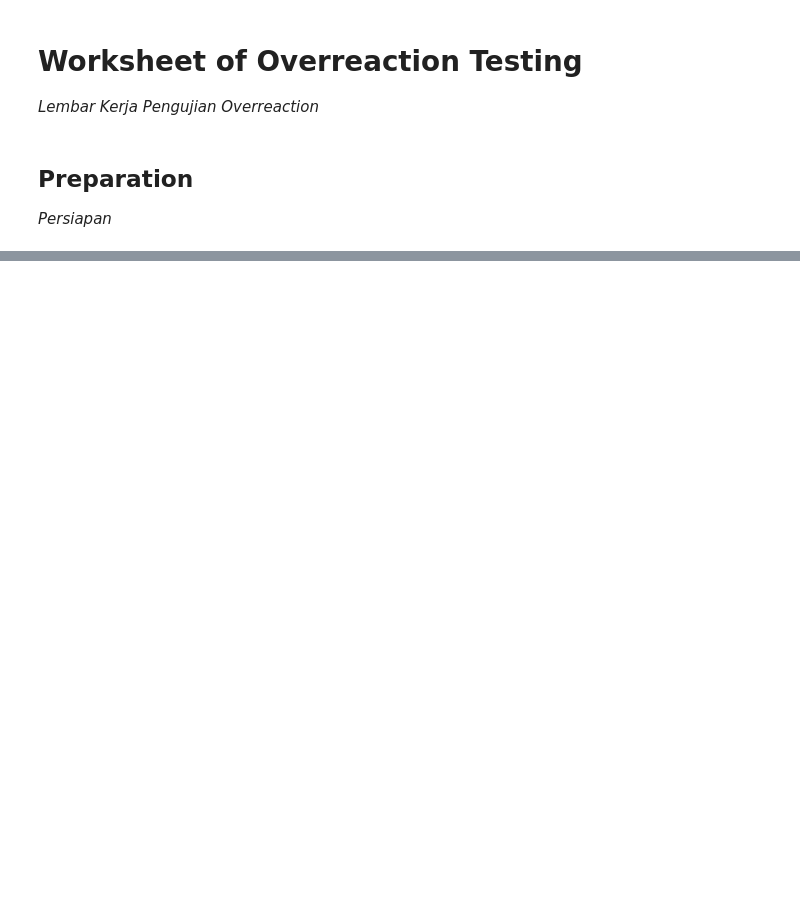
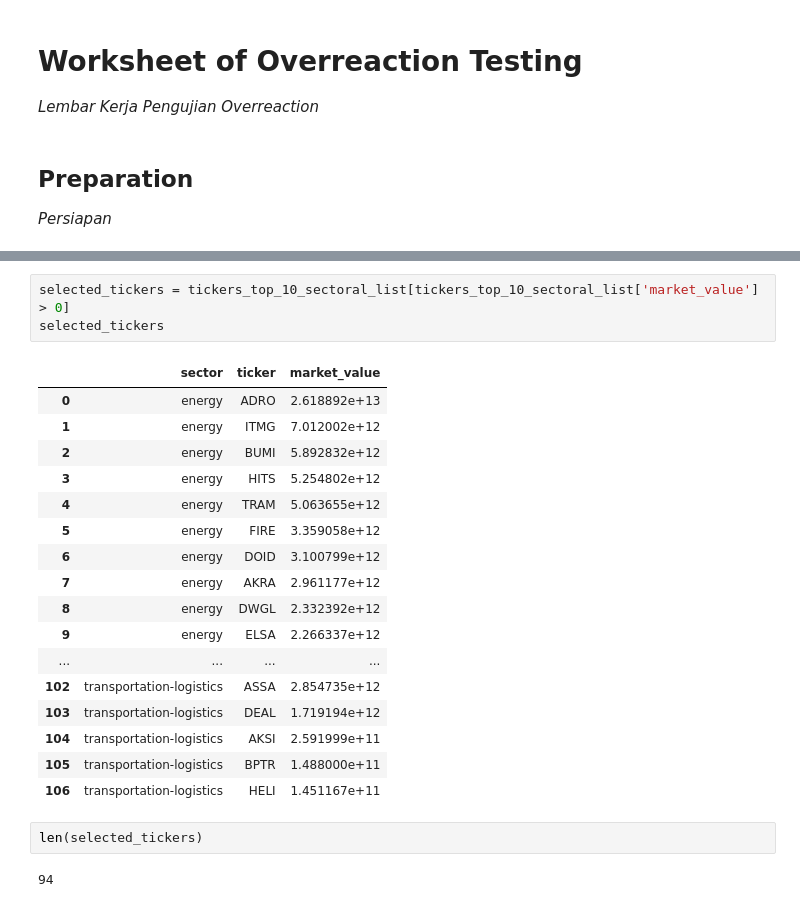
Before and after one commit to adityamahesa/id-nickel-regulation-event-stock-analysis, a Jupyter notebook: thesis.ipynb, the cells around one changed output, grey strips where cells are left out. Cells and saved outputs as stored; diff of their text form; blank space fills up the shorter version.

```diff
--- a/thesis.ipynb
+++ b/thesis.ipynb
@@ -100,0 +38,25 @@ los_timeline = los_list[los_list.columns[0]].keys
+# %%
+selected_tickers = tickers_top_10_sectoral_list[tickers_top_10_sectoral_list['market_value'] > 0]
+selected_tickers
+# %% [output]
+|  | sector | ticker | market_value |
+| 0 | energy | ADRO | 2.618892e+13 |
+| 1 | energy | ITMG | 7.012002e+12 |
+| 2 | energy | BUMI | 5.892832e+12 |
+| 3 | energy | HITS | 5.254802e+12 |
+| 4 | energy | TRAM | 5.063655e+12 |
+| 5 | energy | FIRE | 3.359058e+12 |
+| 6 | energy | DOID | 3.100799e+12 |
+| 7 | energy | AKRA | 2.961177e+12 |
+| 8 | energy | DWGL | 2.332392e+12 |
+| 9 | energy | ELSA | 2.266337e+12 |
+| ... | ... | ... | ... |
+| 102 | transportation-logistics | ASSA | 2.854735e+12 |
+| 103 | transportation-logistics | DEAL | 1.719194e+12 |
+| 104 | transportation-logistics | AKSI | 2.591999e+11 |
+| 105 | transportation-logistics | BPTR | 1.488000e+11 |
+| 106 | transportation-logistics | HELI | 1.451167e+11 |
+# %%
+len(selected_tickers)
+# %% [output]
+94
```
Also changed, not shown: parts of 9 cells of this notebook, 2 other files.
